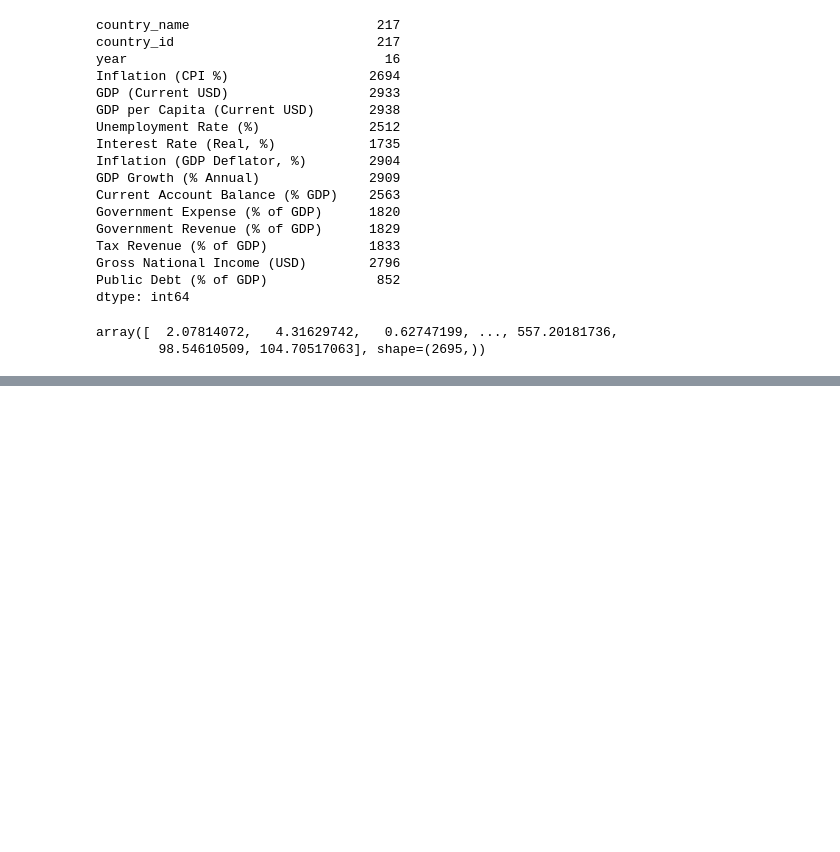
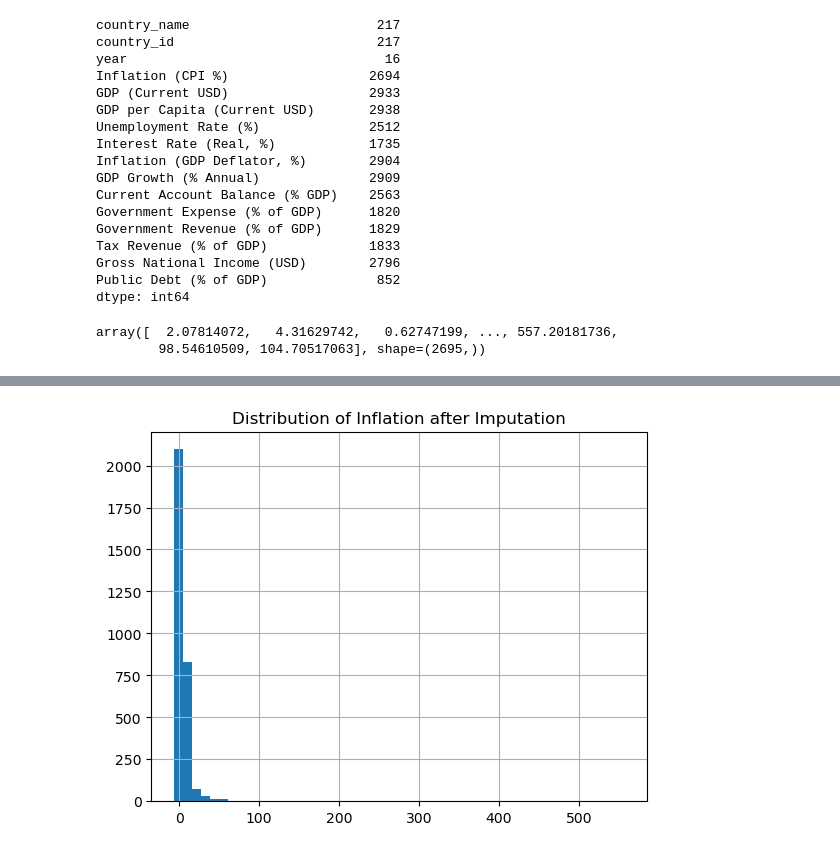
Before and after one commit to abelcholfavour/money_talks_with_Abba, a Jupyter notebook: world_bank.ipynb, the cells around one changed output, grey strips where cells are left out. Saved outputs shown, nothing was run; the diff lists cells and outputs as text; code cells hidden in the pictures; blank space fills up the shorter version.

```diff
--- a/world_bank.ipynb
+++ b/world_bank.ipynb
@@ -114,0 +117,4 @@ array([  2.07814072,   4.31629742,   0.62747199, ..., 557.20181736,
+# %%
+df=df.dropna(thresh=5)
+# %%
+df=df.fillna(df.median(numeric_only=True))
@@ -114,0 +150,9 @@ array([  2.07814072,   4.31629742,   0.62747199, ..., 557.20181736,
+# %%
+import matplotlib.pyplot as plt
+
+# Look at Inflation or GDP Growth
+df['Inflation (CPI %)'].hist(bins=50)
+plt.title('Distribution of Inflation after Imputation')
+plt.show()
+# %% [output]
+[figure, added]
```
Also changed, not shown: parts of 8 cells of this notebook.
